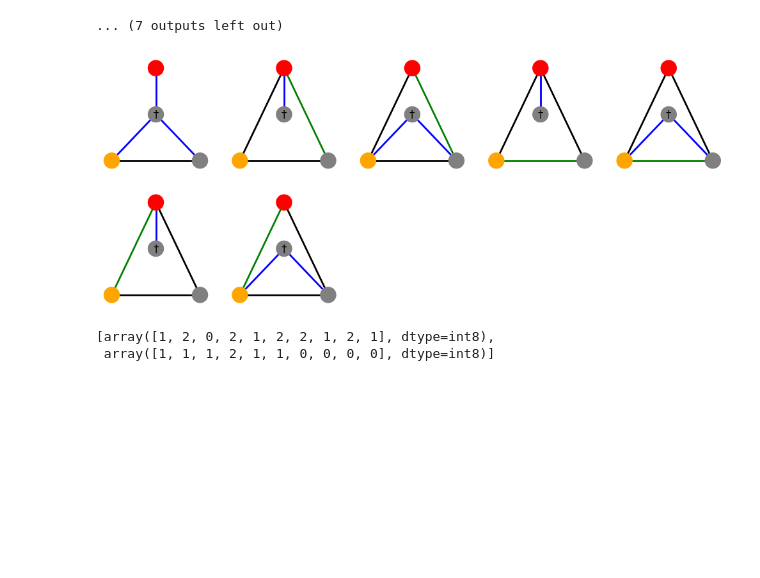
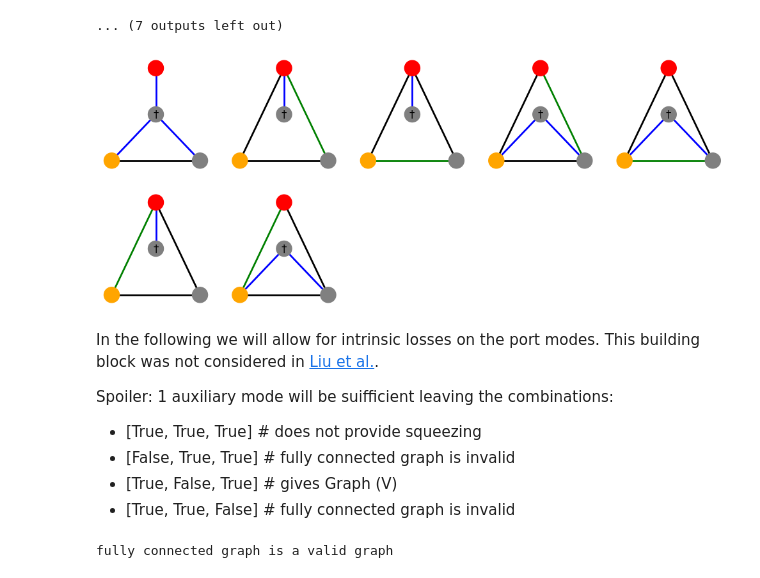
Before and after one commit to jlandgr/AutoScattering, a Jupyter notebook: 5_directional_quantum_limited_amplifier.ipynb, the cells around one changed output. Drawn from its saved outputs; the diff is of its cells as text; code cells hidden in the pictures; blank space fills up the shorter version.

Commit message:
almost finished amplifier example; left to do: fix problem with intrinsic loss switched on for the input mode

```diff
--- a/5_directional_quantum_limited_amplifier.ipynb
+++ b/5_directional_quantum_limited_amplifier.ipynb
@@ -44,11 +44,11 @@ class MinimalAddedInputNoise(msc.Base_Constraint):
         input arguments:
         scattering matrix: full scattering matrix for the current parameter set, this also includes the scattering from and to the auxiliary modes
         coupling matrix: dimensionless coupling matrix (sigma_z @ H in our equations) for the current parameter set, this constraint does not make any use of the coupling matrix
-        kappa_int_matrix: diagional matrix with the dimensionless intrinsic loss rates on the diagonal
+        kappa_int_matrix: diagonal matrix with the dimensionless intrinsic loss rates on the diagonal
         '''
 
         # calculate the linear response to fluctuations entering from the intrinsic loss channels (\mathcal{N} in the equations above)
-        noise_matrix = (scattering_matrix - jnp.eye(scattering_matrix.shape[0])) @ kappa_int_matrix
+        noise_matrix = (scattering_matrix - jnp.eye(scattering_matrix.shape[0])) @ jnp.complex_(jnp.sqrt(kappa_int_matrix))
 
         # calculate number of added photons at the input port, already considers that the target scattering matrix will be enforced
         total_noise = 1/2 * (jnp.sum(jnp.abs(scattering_matrix[0,2:])**2) + jnp.sum(jnp.abs(noise_matrix[0,:])**2))
@@ -71,13 +71,13 @@ class MinimalAddedOutputNoise(msc.Base_Constraint):
         input arguments:
         scattering matrix: full scattering matrix for the current parameter set, this also includes the scattering from and to the auxiliary modes
         coupling matrix: dimensionless coupling matrix (sigma_z @ H in our equations) for the current parameter set, this constraint does not make any use of the coupling matrix
-        kappa_int_matrix: diagional matrix with the dimensionless intrinsic loss rates on the diagonal
+        kappa_int_matrix: diagonal matrix with the dimensionless intrinsic loss rates on the diagonal
         '''
 
         # calculate the linear response to fluctuations entering from the intrinsic loss channels (\mathcal{N} in the equations above)
-        noise_matrix = (scattering_matrix - jnp.eye(scattering_matrix.shape[0])) @ kappa_int_matrix
+        noise_matrix = (scattering_matrix - jnp.eye(scattering_matrix.shape[0])) @ jnp.complex_(jnp.sqrt(kappa_int_matrix))
 
-        # calculate number of added photons at the input port, already considers that the target scattering matrix will be enforced
+        # calculate number of added photons at the output port, already considers that the target scattering matrix will be enforced
         total_noise = 1/2 * (jnp.sum(jnp.abs(scattering_matrix[1,2:])**2) + jnp.sum(jnp.abs(noise_matrix[1,:])**2))
 
         if self.input_output_corotating:
@@ -91,6 +103,6 @@ To achieve amplification squeezing interactions are required.
 # %%
 Gval = 3. # target gain value
-mode_types = [True, True ,True, False] # defines whether modes are co- or counterrotating
+mode_types = [True, True, False, True] # defines whether modes are co- or counterrotating
 S_target = sp.Matrix([[0,0],[np.sqrt(Gval),0]])
 enforced_constraints = [MinimalAddedInputNoise(), MinimalAddedOutputNoise(Gval=Gval, input_output_corotating=mode_types[0]==mode_types[1])]
 
@@ -98,9 +110,10 @@ optimizer = arch_opt.Architecture_Optimizer(
     S_target=S_target,
     num_auxiliary_modes=2,
     mode_types=mode_types,
-    enforced_constraints=enforced_constraints,
-    kwargs_optimization={'num_tests': 20},
-    solver_options={'maxiter': 1000}
+    port_intrinsic_losses=False, # no intrinsic losses on the port modes, this is also the default option
+    enforced_constraints=enforced_constraints, # enforces quantum limited noise for input and output port, default is an empty list
+    kwargs_optimization={'num_tests': 30}, # to reduce the risk of false negative classifications, we increase the number of tries till a graph is labeled is invalid
+    solver_options={'maxiter': 2000}
 )
 # %% [output]
 fully connected graph is a valid graph
@@ -124,12 +137,34 @@ test all graphs with 6 degrees of freedom:
 ... (7 outputs left out)
 # %%
 node_colors = ['orange', 'red', 'gray', 'gray'] # the input is orange, the output red, the auxiliary modes are gray
-node_positions = [[-1,0],[0,1],[1,0],[0,0.5]]
+node_positions = [[-1,0],[0,1],[0,0.5],[1,0]]
 msc.plot_list_of_graphs(list_of_irreducible_graphs, mode_types=mode_types, positions=node_positions, node_colors=node_colors)
 # %% [output]
-[figure, old version]
+[figure, new version]
-# %%
-optimizer.invalid_combinations
-# %% [output]
-[array([1, 2, 0, 2, 1, 2, 2, 1, 2, 1], dtype=int8),
- array([1, 1, 1, 2, 1, 1, 0, 0, 0, 0], dtype=int8)]
+# %% [markdown]
+In the following we will allow for intrinsic losses on the port modes. This building block was not considered in [Liu et al.](https://journals.aps.org/prapplied/abstract/10.1103/PhysRevApplied.21.014021).
+
+Spoiler: 1 auxiliary mode will be suifficient leaving the combinations:
+- [True, True, True] # does not provide squeezing
+- [False, True, True] # fully connected graph is invalid
+- [True, False, True] # gives Graph (V)
+- [True, True, False] # fully connected graph is invalid
+# %%
+
+Gval = 3. # target gain value
+mode_types = [True, False, True] # defines whether modes are co- or counterrotating
+S_target = sp.Matrix([[0,0],[np.sqrt(Gval),0]])
+enforced_constraints = [MinimalAddedInputNoise(), MinimalAddedOutputNoise(Gval=Gval, input_output_corotating=mode_types[0]==mode_types[1])]
+
+optimizer = arch_opt.Architecture_Optimizer(
+    S_target=S_target,
+    num_auxiliary_modes=1,
+    mode_types=mode_types,
+    port_intrinsic_losses=[False, True], # allows an additional intrinsic loss channel for input and output port
+    enforced_constraints=enforced_constraints, # enforces quantum limited noise for input and output port, default is an empty list
+    kwargs_optimization={'num_tests': 30}, # to reduce the risk of false negative classifications, we increase the number of tries till a graph is labeled is invalid
+    solver_options={'maxiter': 2000},
+    make_initial_test=True
+)
+# %% [output]
+fully connected graph is a valid graph
```
Also changed, not shown: parts of 8 cells of this notebook.
